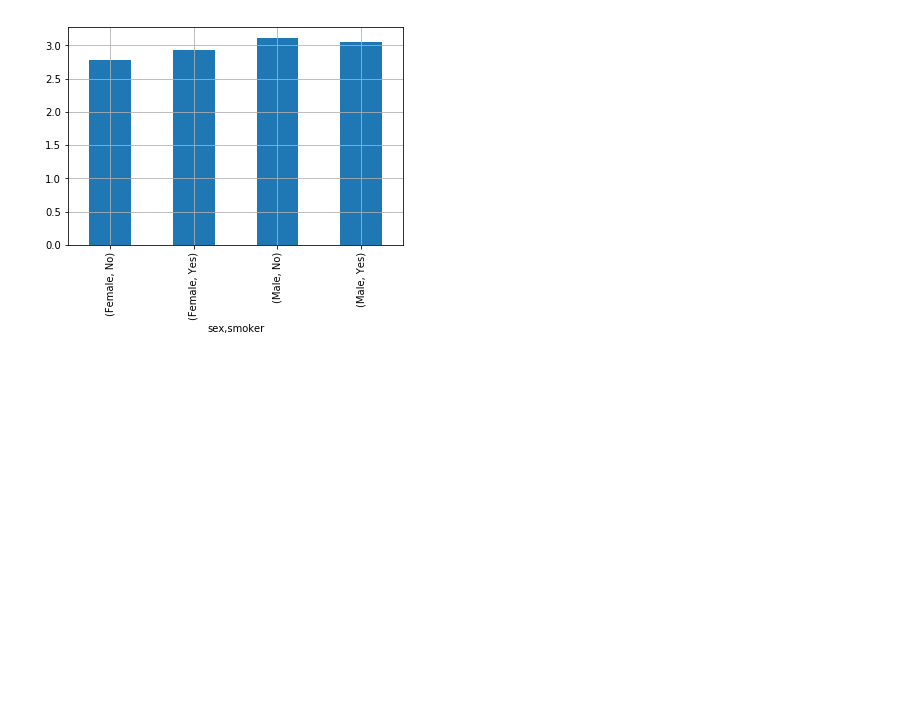
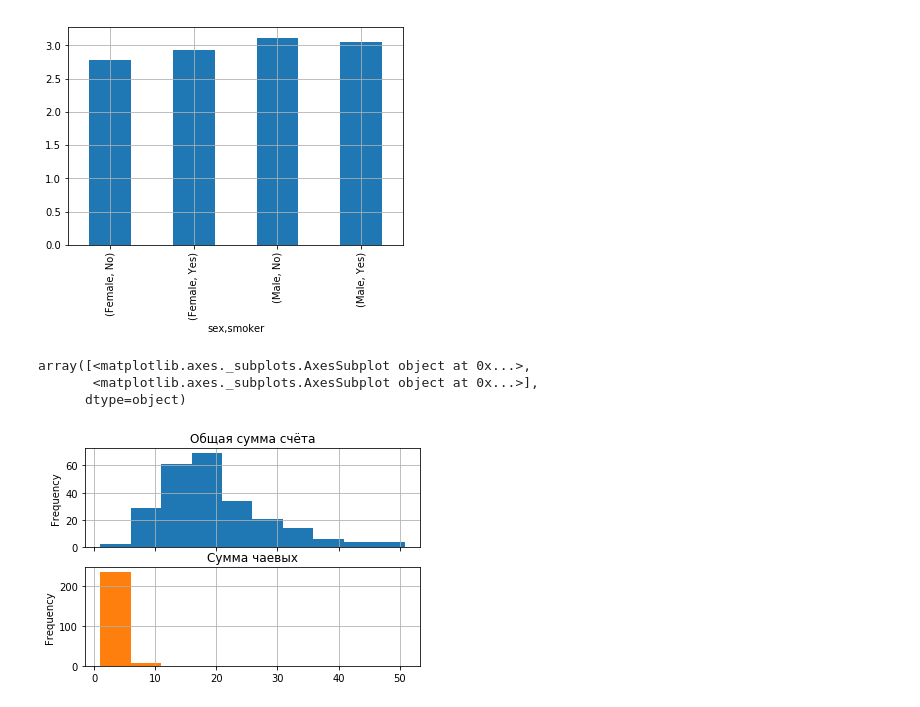
Before and after one commit to greg-kan/mlda, a Jupyter notebook: SkillFactory/unit_2/7.ipynb, the cells around one changed output. Saved outputs shown, nothing was run; the diff lists cells and outputs as text; code cells hidden in the pictures; blank space fills up the shorter version.

```diff
--- a/SkillFactory/unit_2/7.ipynb
+++ b/SkillFactory/unit_2/7.ipynb
@@ -60,3 +56,14 @@ df.groupby(by = ['sex', 'smoker'])['tip'].mean().plot(kind = 'bar', grid= True)
 # %% [output]
 <matplotlib.axes._subplots.AxesSubplot at 0x...>
 [figure]
+# %%
+df[['total_bill', 'tip']].plot(kind = 'hist',
+                               grid = True,
+                               subplots = True,
+                               title = ['Общая сумма счёта', 'Сумма чаевых'],
+                               legend = False)
+# %% [output]
+array([<matplotlib.axes._subplots.AxesSubplot object at 0x...>,
+       <matplotlib.axes._subplots.AxesSubplot object at 0x...>],
+      dtype=object)
+[figure, added]
```
Also changed, not shown: parts of 23 cells of this notebook.
